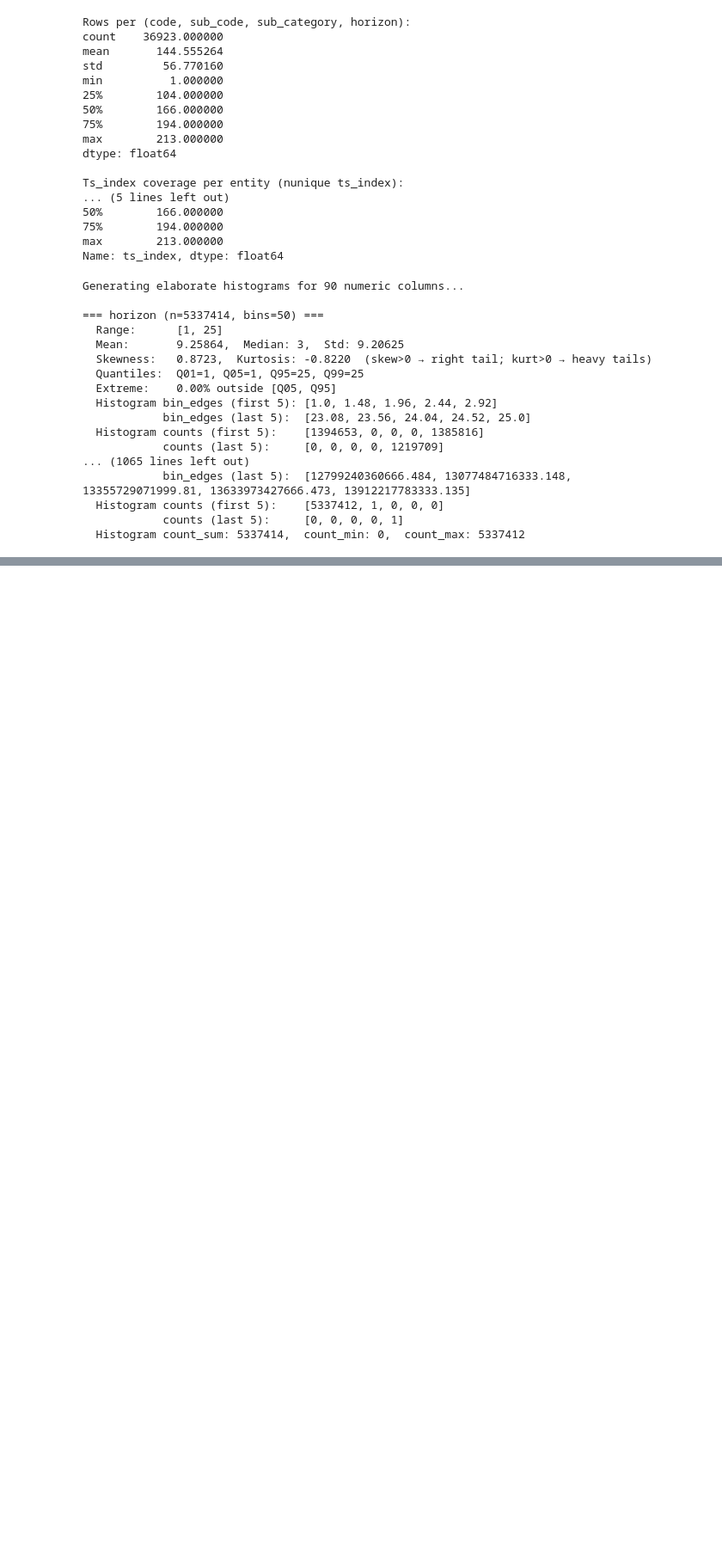
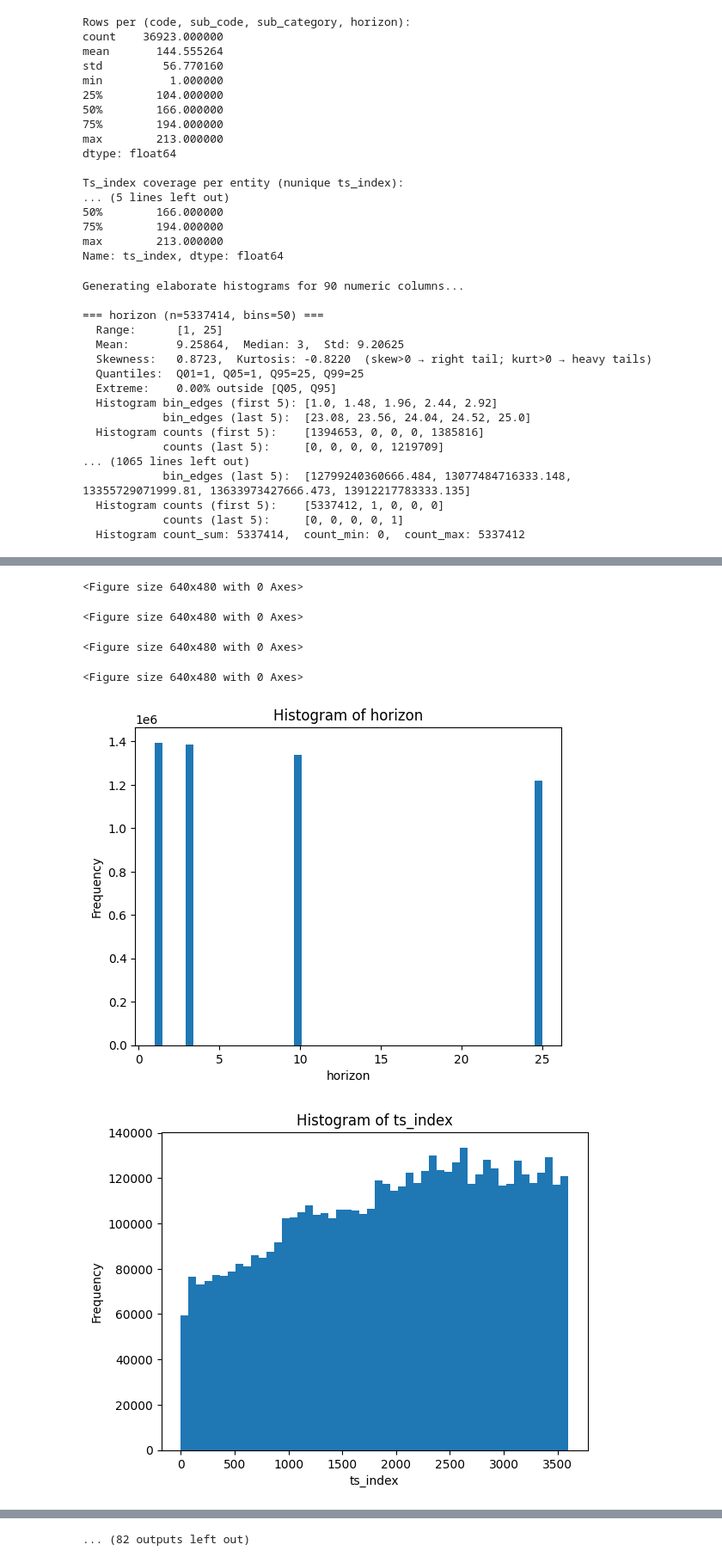
Before and after one commit to smakamali/hedge_fund_forecasting, a Jupyter notebook: eda-notebook.ipynb, the cells around one changed output, grey strips where cells are left out. Shown at 86% size. Drawn from its saved outputs; the diff is of its cells as text; code cells hidden in the pictures; blank space fills up the shorter version.

```diff
--- a/eda-notebook.ipynb
+++ b/eda-notebook.ipynb
@@ -330,16 +365,23 @@ Generating elaborate histograms for 90 numeric columns...
 # %%
-# import matplotlib.pyplot as plt
+import matplotlib.pyplot as plt
 
-# # Loop over columns and plot histograms for each
-# for col in pdf.columns:
-#     data = pdf[col].dropna()
-#     plt.figure()
-#     if pd.api.types.is_numeric_dtype(data):
-#         plt.hist(data, bins=50)
-#         plt.xlabel(col)
-#         plt.ylabel("Frequency")
-#         plt.title(f"Histogram of {col}")
-#         plt.show()
-#     else:
-#         # Only plot histogram for numeric columns
-#         continue
+# Loop over columns and plot histograms for each
+for col in pdf.columns:
+    data = pdf[col].dropna()
+    plt.figure()
+    if pd.api.types.is_numeric_dtype(data):
+        plt.hist(data, bins=50)
+        plt.xlabel(col)
+        plt.ylabel("Frequency")
+        plt.title(f"Histogram of {col}")
+        plt.show()
+    else:
+        # Only plot histogram for numeric columns
+        continue
+# %% [output]
+<Figure size 640x480 with 0 Axes>
+<Figure size 640x480 with 0 Axes>
+<Figure size 640x480 with 0 Axes>
+<Figure size 640x480 with 0 Axes>
+[figure, added]
+[figure, added]
@@ -345,0 +394 @@ Generating elaborate histograms for 90 numeric columns...
+... (82 outputs left out)
```
Also changed, not shown: parts of 4 cells of this notebook, 19 other files.
